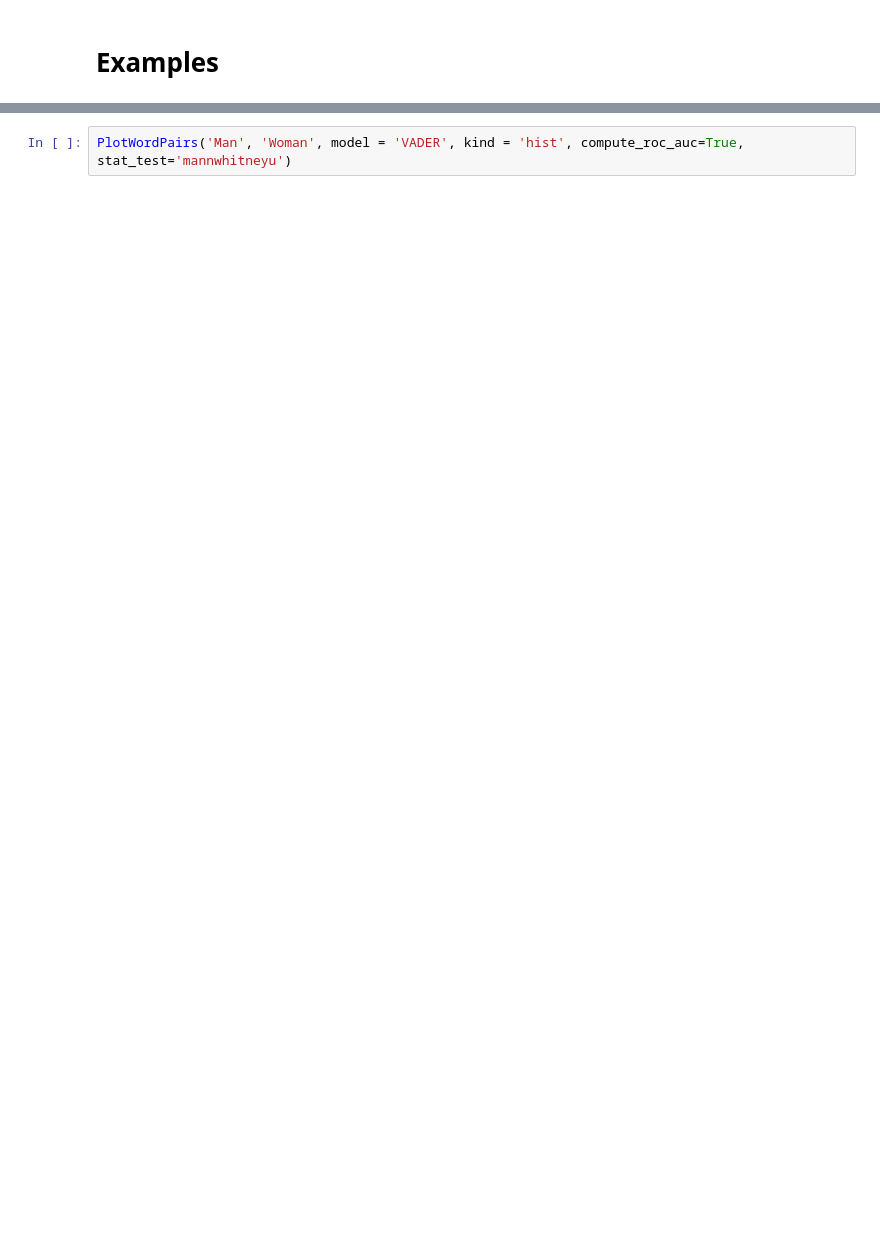
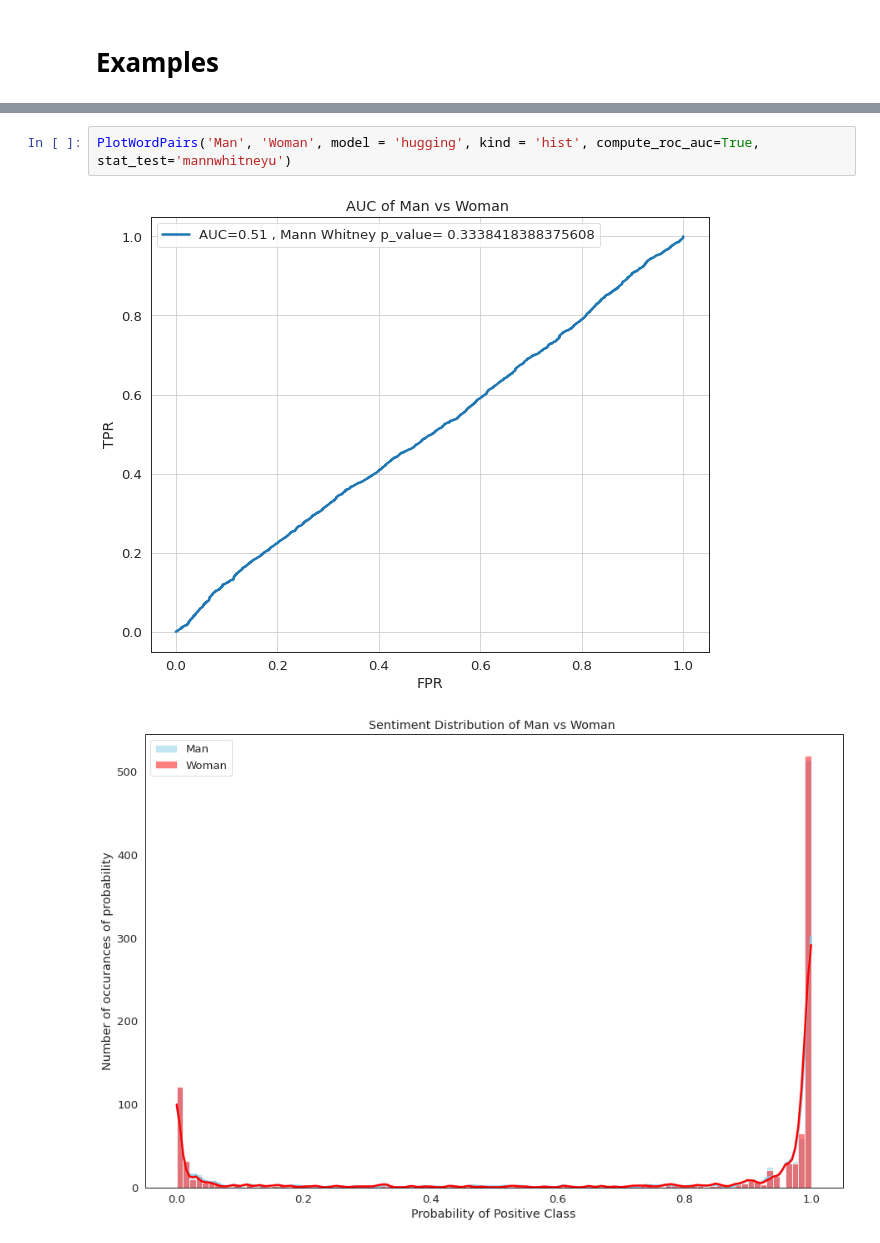
Before and after one commit to acquayefrank/contextual_embeddings, a Jupyter notebook: notebooks/GloVE_Sentiment.ipynb, the cells around one changed output, grey strips where cells are left out. Saved outputs shown, nothing was run; the diff lists cells and outputs as text; blank space fills up the shorter version.

```diff
--- a/notebooks/GloVE_Sentiment.ipynb
+++ b/notebooks/GloVE_Sentiment.ipynb
@@ -403,3 +471,6 @@ PlotWordPairs('White', 'Black', model = 'LSTM', kind = 'hist')
 # %%
-PlotWordPairs('Man', 'Woman', model = 'VADER', kind = 'hist', compute_roc_auc=True, stat_test='mannwhitneyu')
+PlotWordPairs('Man', 'Woman', model = 'hugging', kind = 'hist', compute_roc_auc=True, stat_test='mannwhitneyu')
+# %% [output]
+[figure, added]
+[figure, added]
 # %%
```
Also changed, not shown: parts of 25 cells of this notebook.
